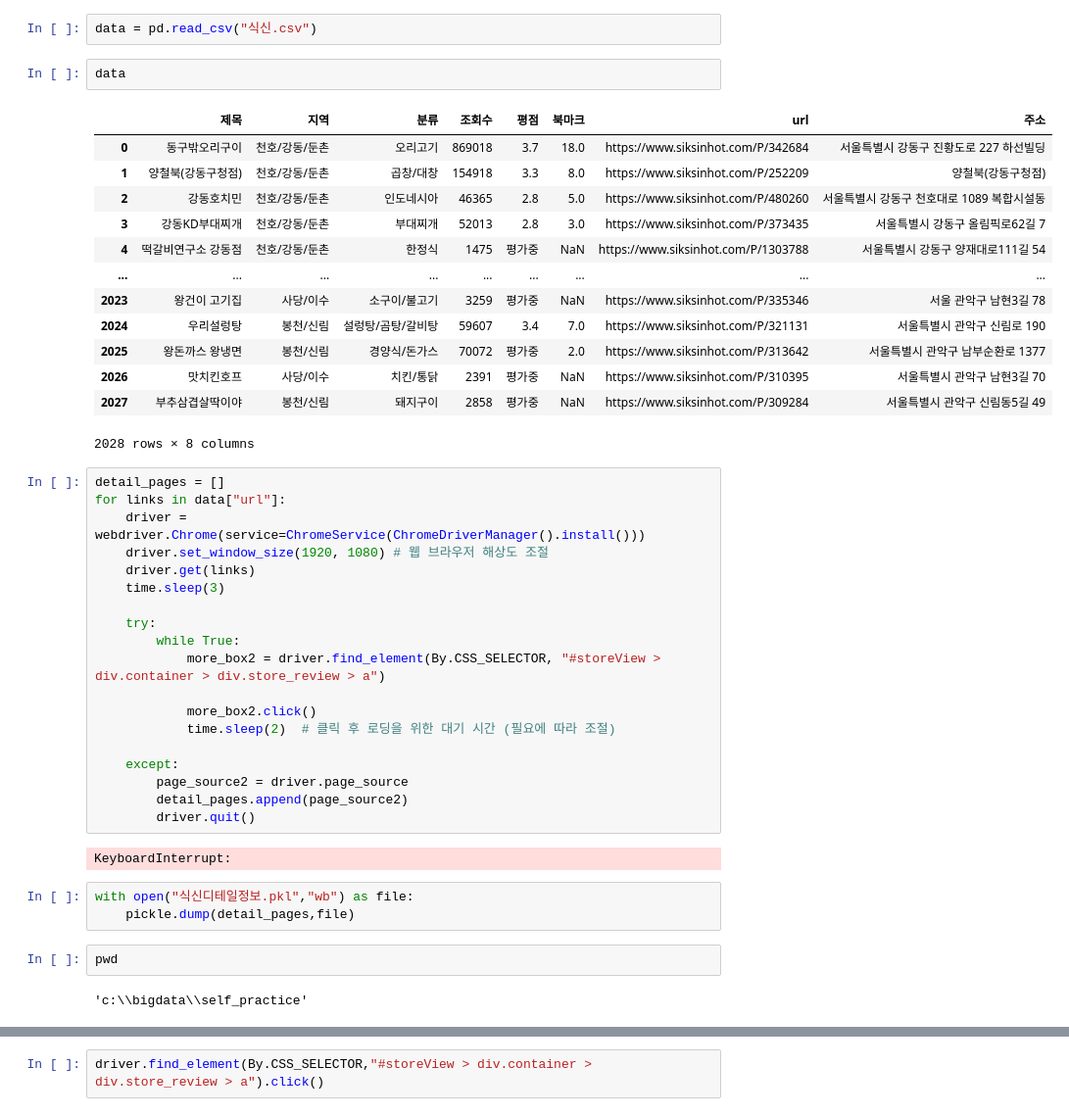
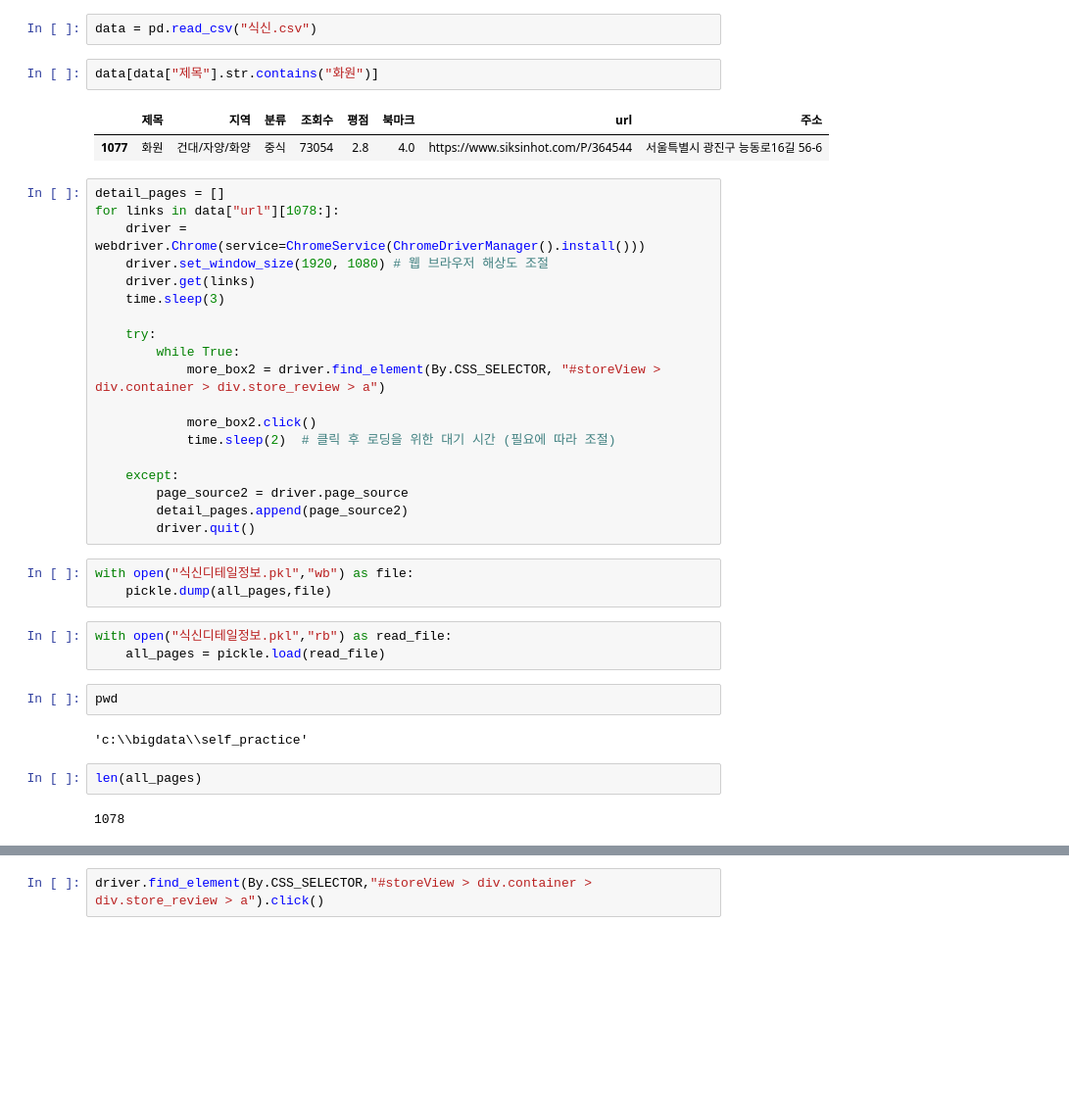
Before and after one commit to RyeonJeong/data_analyst, a Jupyter notebook: 데이터분석/self_practice/식신_크롤링.ipynb, the cells around one changed output, grey strips where cells are left out. Shown at 98% size. Cells and saved outputs as stored; diff of their text form; blank space fills up the shorter version.

```diff
--- a/데이터분석/self_practice/식신_크롤링.ipynb
+++ b/데이터분석/self_practice/식신_크롤링.ipynb
@@ -118,24 +118,13 @@ data.to_csv("식신.csv",encoding="utf-8",index=False)
 # %%
 data = pd.read_csv("식신.csv")
 # %%
-data
+data[data["제목"].str.contains("화원")]
 # %% [output]
 |  | 제목 | 지역 | 분류 | 조회수 | 평점 | 북마크 | url | 주소 |
-| 0 | 동구밖오리구이 | 천호/강동/둔촌 | 오리고기 | 869018 | 3.7 | 18.0 | https://www.siksinhot.com/P/342684 | 서울특별시 강동구 진황도로 227 하선빌딩 |
-| 1 | 양철북(강동구청점) | 천호/강동/둔촌 | 곱창/대창 | 154918 | 3.3 | 8.0 | https://www.siksinhot.com/P/252209 | 양철북(강동구청점) |
-| 2 | 강동호치민 | 천호/강동/둔촌 | 인도네시아 | 46365 | 2.8 | 5.0 | https://www.siksinhot.com/P/480260 | 서울특별시 강동구 천호대로 1089 복합시설동 |
-| 3 | 강동KD부대찌개 | 천호/강동/둔촌 | 부대찌개 | 52013 | 2.8 | 3.0 | https://www.siksinhot.com/P/373435 | 서울특별시 강동구 올림픽로62길 7 |
-| 4 | 떡갈비연구소 강동점 | 천호/강동/둔촌 | 한정식 | 1475 | 평가중 | NaN | https://www.siksinhot.com/P/1303788 | 서울특별시 강동구 양재대로111길 54 |
-| ... | ... | ... | ... | ... | ... | ... | ... | ... |
-| 2023 | 왕건이 고기집 | 사당/이수 | 소구이/불고기 | 3259 | 평가중 | NaN | https://www.siksinhot.com/P/335346 | 서울 관악구 남현3길 78 |
-| 2024 | 우리설렁탕 | 봉천/신림 | 설렁탕/곰탕/갈비탕 | 59607 | 3.4 | 7.0 | https://www.siksinhot.com/P/321131 | 서울특별시 관악구 신림로 190 |
-| 2025 | 왕돈까스 왕냉면 | 봉천/신림 | 경양식/돈가스 | 70072 | 평가중 | 2.0 | https://www.siksinhot.com/P/313642 | 서울특별시 관악구 남부순환로 1377 |
-| 2026 | 맛치킨호프 | 사당/이수 | 치킨/통닭 | 2391 | 평가중 | NaN | https://www.siksinhot.com/P/310395 | 서울특별시 관악구 남현3길 70 |
-| 2027 | 부추삼겹살딱이야 | 봉천/신림 | 돼지구이 | 2858 | 평가중 | NaN | https://www.siksinhot.com/P/309284 | 서울특별시 관악구 신림동5길 49 |
+| 1077 | 화원 | 건대/자양/화양 | 중식 | 73054 | 2.8 | 4.0 | https://www.siksinhot.com/P/364544 | 서울특별시 광진구 능동로16길 56-6 |
-2028 rows × 8 columns
 # %%
 detail_pages = []
-for links in data["url"]:
+for links in data["url"][1078:]:
     driver = webdriver.Chrome(service=ChromeService(ChromeDriverManager().install()))
     driver.set_window_size(1920, 1080) # 웹 브라우저 해상도 조절
     driver.get(links)
@@ -152,12 +141,17 @@ for links in data["url"]:
         page_source2 = driver.page_source
         detail_pages.append(page_source2)
         driver.quit()
-# %% [output]
-KeyboardInterrupt:
 # %%
 with open("식신디테일정보.pkl","wb") as file:
-    pickle.dump(detail_pages,file)
+    pickle.dump(all_pages,file)
+# %%
+with open("식신디테일정보.pkl","rb") as read_file:
+    all_pages = pickle.load(read_file)
 # %%
 pwd
 # %% [output]
 'c:\\bigdata\\self_practice'
+# %%
+len(all_pages)
+# %% [output]
+1078
```
Also changed, not shown: parts of 7 cells of this notebook.
